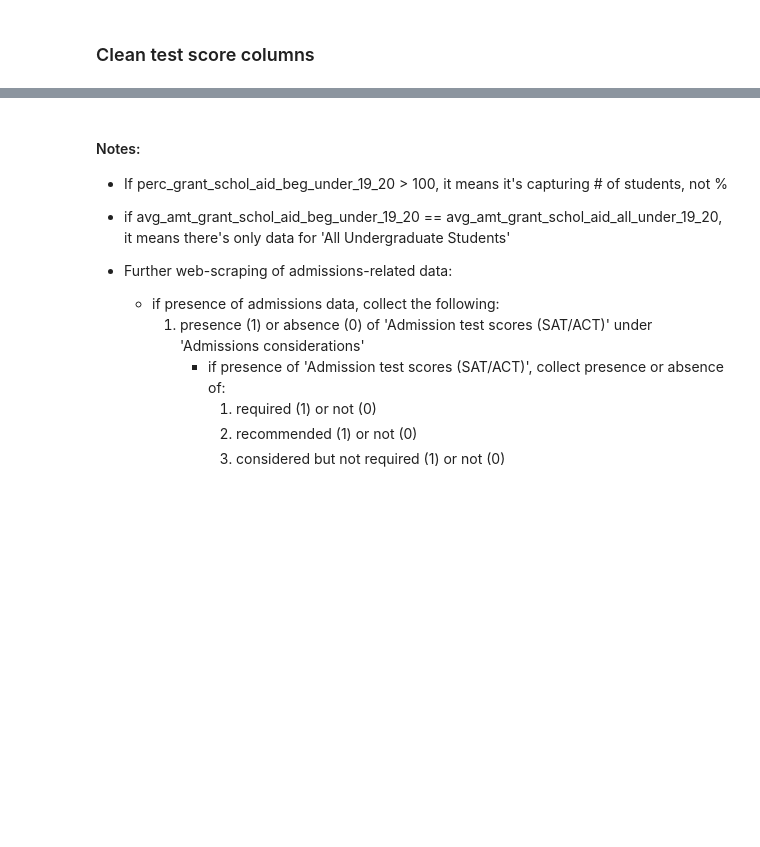
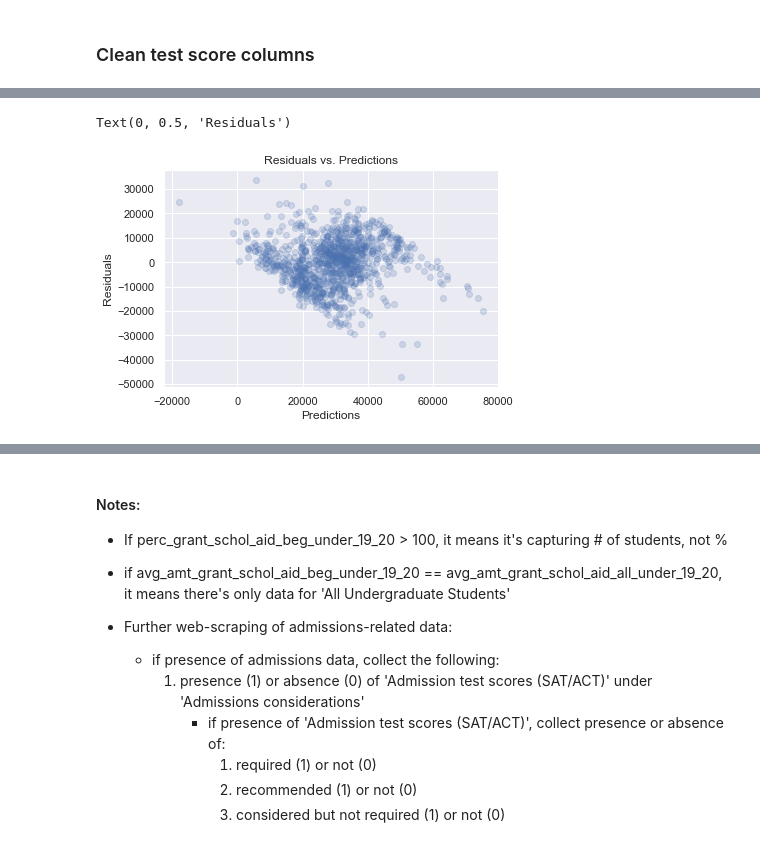
Before and after one commit to chloebs4590/Metis-NBM_Regression, a Jupyter notebook: eda_lr_project_code.ipynb, the cells around one changed output, grey strips where cells are left out. Saved outputs shown, nothing was run; the diff lists cells and outputs as text; code cells hidden in the pictures; blank space fills up the shorter version.

```diff
--- a/eda_lr_project_code.ipynb
+++ b/eda_lr_project_code.ipynb
@@ -1293,0 +1095,14 @@ plt.savefig('mvp_plot_2.png')
+# %%
+# Check violation of assumption 3:
+
+# Residuals vs. predicted
+
+lm_residuals = y_train_val - y_train_val_pred
+
+plt.scatter(y_train_val_pred, lm_residuals, alpha=0.2)
+plt.title("Residuals vs. Predictions")
+plt.xlabel('Predictions')
+plt.ylabel('Residuals')
+# %% [output]
+Text(0, 0.5, 'Residuals')
+[figure, added]
```
Also changed, not shown: parts of 171 cells of this notebook.
